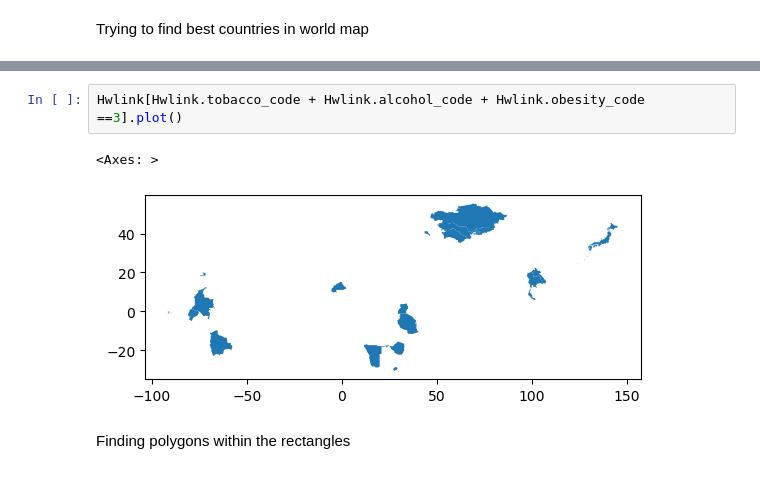
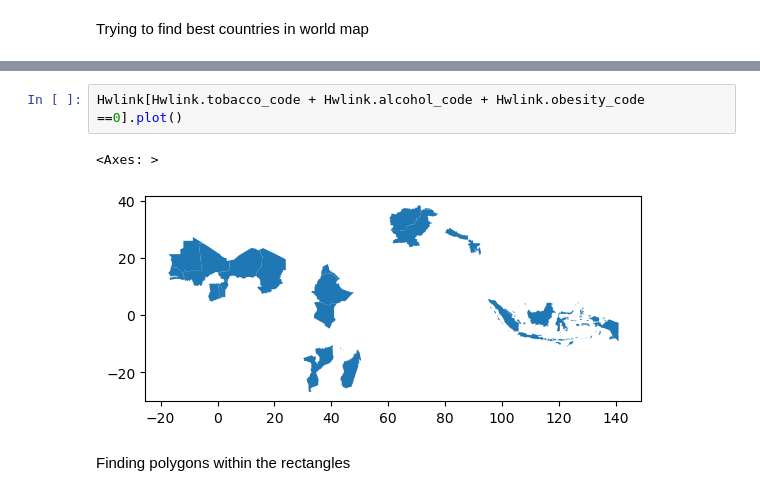
Before and after one commit to Mon-CSS/HW1, a Jupyter notebook: index.ipynb, the cells around one changed output, grey strips where cells are left out. Drawn from its saved outputs; the diff is of its cells as text.

```diff
--- a/index.ipynb
+++ b/index.ipynb
@@ -46,8 +46,8 @@ Bestcountries.plot(ax=base)
 # %%
-Hwlink[Hwlink.tobacco_code + Hwlink.alcohol_code + Hwlink.obesity_code ==3].plot()
+Hwlink[Hwlink.tobacco_code + Hwlink.alcohol_code + Hwlink.obesity_code ==0].plot()
 # %% [output]
 <Axes: >
-[figure, old version]
+[figure, new version]
 # %% [markdown]
 Finding polygons within the rectangles
 # %%
```
Also changed, not shown: parts of 7 cells of this notebook, 1 other file.
